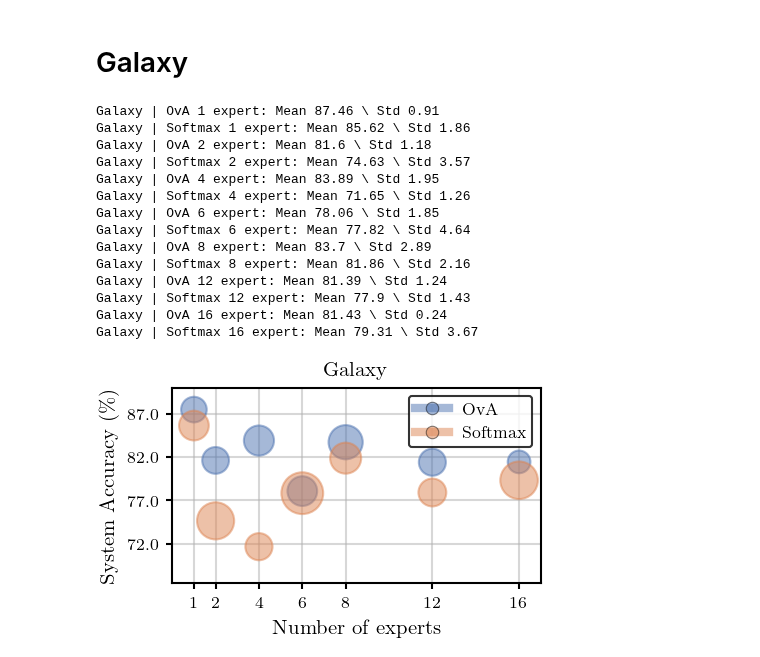
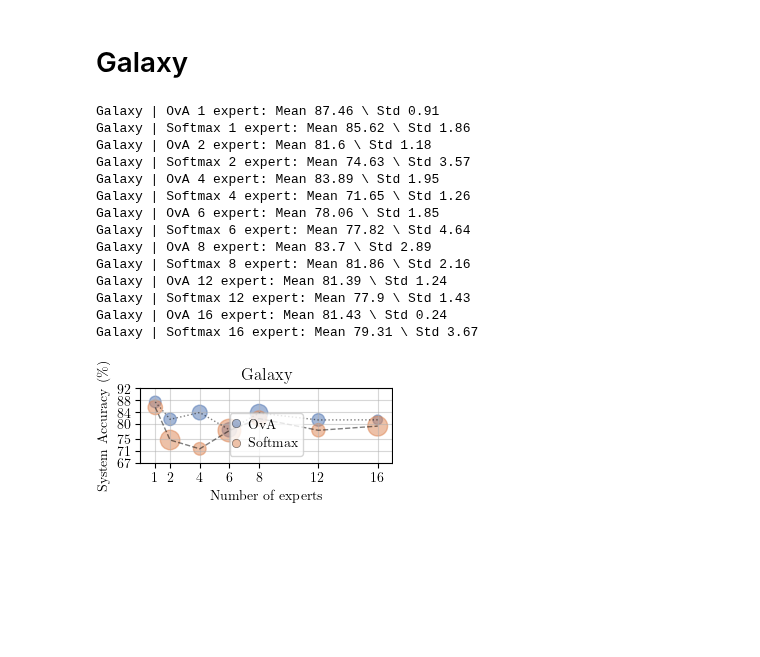
Before and after one commit to rajevv/Multi_L2D, a Jupyter notebook: CIFAR-10/results/datasets_scatter.ipynb, the cells around one changed output. Drawn from its saved outputs; the diff is of its cells as text; code cells hidden in the pictures; blank space fills up the shorter version.

Commit message:
Add other dataset plot.

```diff
--- a/CIFAR-10/results/datasets_scatter.ipynb
+++ b/CIFAR-10/results/datasets_scatter.ipynb
@@ -26,0 +49,14 @@ exp_list = [1, 2, 4, 6, 8, 12, 16]
+# %%
+sns.set_palette(sns.color_palette("deep"))
+plt.rcParams.update(figsizes.aistats2023_half(tight_layout=True,
+                                              height_to_width_ratio=1))  # make square fig.
+
+plt.rcParams.update(fonts.aistats2022_tex(family="serif"))
+plt.rcParams.update(axes.grid(grid_alpha=0.5))  # custom grid. alpha=0-1, for transparency
+# Markers
+plt.rcParams.update({"errorbar.capsize": 3})  # error bars capsize
+plt.rcParams.update(markers.with_edge())  # set markers with black edge
+
+# Delete line in legend
+plt.rcParams['legend.handlelength'] = 0.1
+plt.rcParams['legend.numpoints'] = 1
@@ -101,11 +356,10 @@ ova_galaxy_std = np.array([0.91, 1.18, 1.95, 1.85, 2.89, 1.24, 0.24])
 # %%
-set_aistats2023_style()
-
+# set_aistats2023_style()
+dataset = "Galaxy"
 fig, ax = plt.subplots(1,1) # note we must use plt.subplots, not plt.subplot
 x_axis = [exp*10 for exp in exp_list]
-
-scale_mark = 5
-scale_y = 4
+scale_mark = 3
+scale_y = 2
 for i, e in enumerate(exp_list):
     radius_ova = ova_galaxy_std[i]
     print("{} | OvA {} expert: Mean {} \ Std {}".format(dataset, e, ova_galaxy_mean[i], ova_galaxy_std[i]))
@@ -114,44 +368,51 @@ for i, e in enumerate(exp_list):
     print("{} | Softmax {} expert: Mean {} \ Std {}".format(dataset, e, softmax_galaxy_mean[i], softmax_galaxy_std[i]))
     plt.gca().add_patch(plt.Circle((x_axis[i], softmax_galaxy_mean[i] * scale_y), radius_softmax + scale_mark, fill=True, alpha=0.5, color=cmap[1]))
 
-# plt.plot(x_axis, ova_galaxy_mean, color="black", linestyle="dotted", alpha=0.5)
-# plt.plot(x_axis, softmax_galaxy_mean, color="black", linestyle="dashed", alpha=0.5)
+plt.plot(x_axis, ova_galaxy_mean * scale_y, color="black", linestyle="dotted", alpha=0.5, linewidth=1)
+plt.plot(x_axis, softmax_galaxy_mean * scale_y, color="black", linestyle="dashed", alpha=0.5,  linewidth=1)
 
-ax.set_xlim(0, 170)
-ax.set_ylim(270, 360)
+# x axis
+ax.set_xlim(min(x_axis)-10, max(x_axis)+10)
 ax.set_xticks(x_axis, exp_list)
+
+# y axis
 min_y = min(min(ova_galaxy_mean), min(softmax_galaxy_mean))
 max_y = max(max(ova_galaxy_mean), max(softmax_galaxy_mean))
-yticks = np.round(np.linspace(min_y, max_y, len(exp_list)))[::2]
-ax.set_yticks(yticks*scale_y, yticks)
+yticks = np.round(np.linspace(min_y-5, max_y+5, len(exp_list)))
+yticks_labels = [int(y_i) for y_i in yticks]
+ax.set_ylim(min_y * scale_y, max_y * scale_y)
+ax.set_yticks(yticks*scale_y, yticks_labels)
 
 # Legend
-ova_leg = mlines.Line2D([], [], label="OvA", alpha=0.5, marker="o", color=cmap[0])
-softmax_leg = mlines.Line2D([], [], label="Softmax", alpha=0.5, marker="o", color=cmap[1])
+ova_leg = mlines.Line2D([], [], label="OvA", alpha=0.5, marker="o", color=cmap[0], linestyle="", linewidth=0)
+softmax_leg = mlines.Line2D([], [], label="Softmax", alpha=0.5, marker="o", color=cmap[1], linestyle="")
 plt.legend(handles=[ova_leg, softmax_leg], loc="best")
 
 ax.set_ylabel(r"System Accuracy $(\%)$")
 ax.set_xlabel(r"Number of experts")
 plt.title("{}".format(dataset))
 ax.grid()
 
 # IMPORTANT! This allows to get the circles. Otherwise, ellipses!
-plt.gca().set_aspect(1, adjustable='box')
+plt.gca().set_aspect(1)
 
-plt.savefig("galxy_systemaccuracy.pdf")
+plt.savefig("galaxyzoo.pdf")
+# fig = plt.gcf()
+# size = fig.get_size_inches()*fig.dpi # size in pixels
+# print(size)
 # %% [output]
 Galaxy | OvA 1 expert: Mean 87.46 \ Std 0.91
 Galaxy | Softmax 1 expert: Mean 85.62 \ Std 1.86
 Galaxy | OvA 2 expert: Mean 81.6 \ Std 1.18
 Galaxy | Softmax 2 expert: Mean 74.63 \ Std 3.57
 Galaxy | OvA 4 expert: Mean 83.89 \ Std 1.95
 Galaxy | Softmax 4 expert: Mean 71.65 \ Std 1.26
 Galaxy | OvA 6 expert: Mean 78.06 \ Std 1.85
 Galaxy | Softmax 6 expert: Mean 77.82 \ Std 4.64
 Galaxy | OvA 8 expert: Mean 83.7 \ Std 2.89
 Galaxy | Softmax 8 expert: Mean 81.86 \ Std 2.16
 Galaxy | OvA 12 expert: Mean 81.39 \ Std 1.24
 Galaxy | Softmax 12 expert: Mean 77.9 \ Std 1.43
 Galaxy | OvA 16 expert: Mean 81.43 \ Std 0.24
 Galaxy | Softmax 16 expert: Mean 79.31 \ Std 3.67
-[figure, old version]
+[figure, new version]
```
Also changed, not shown: parts of 16 cells of this notebook, 1 other file.
